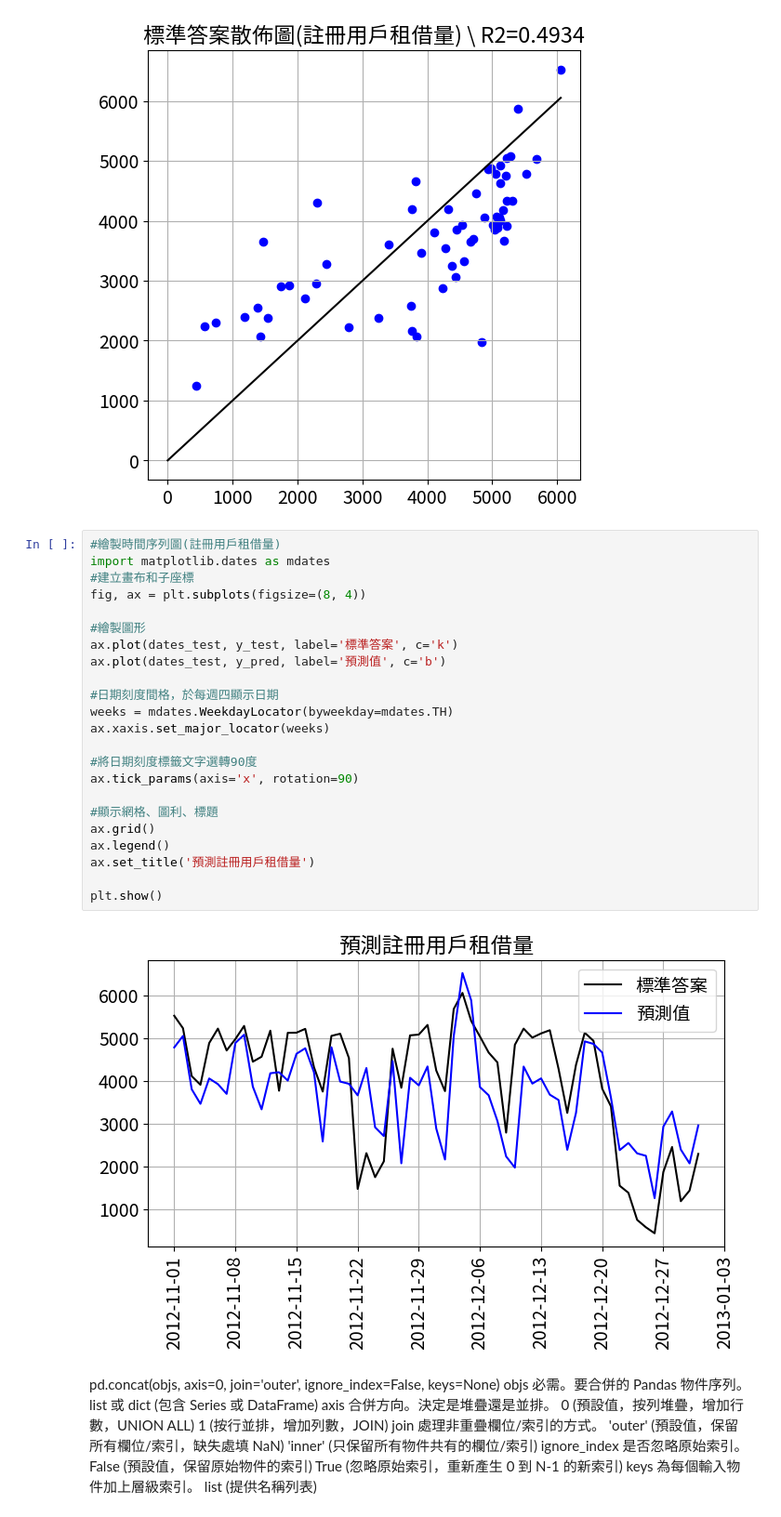
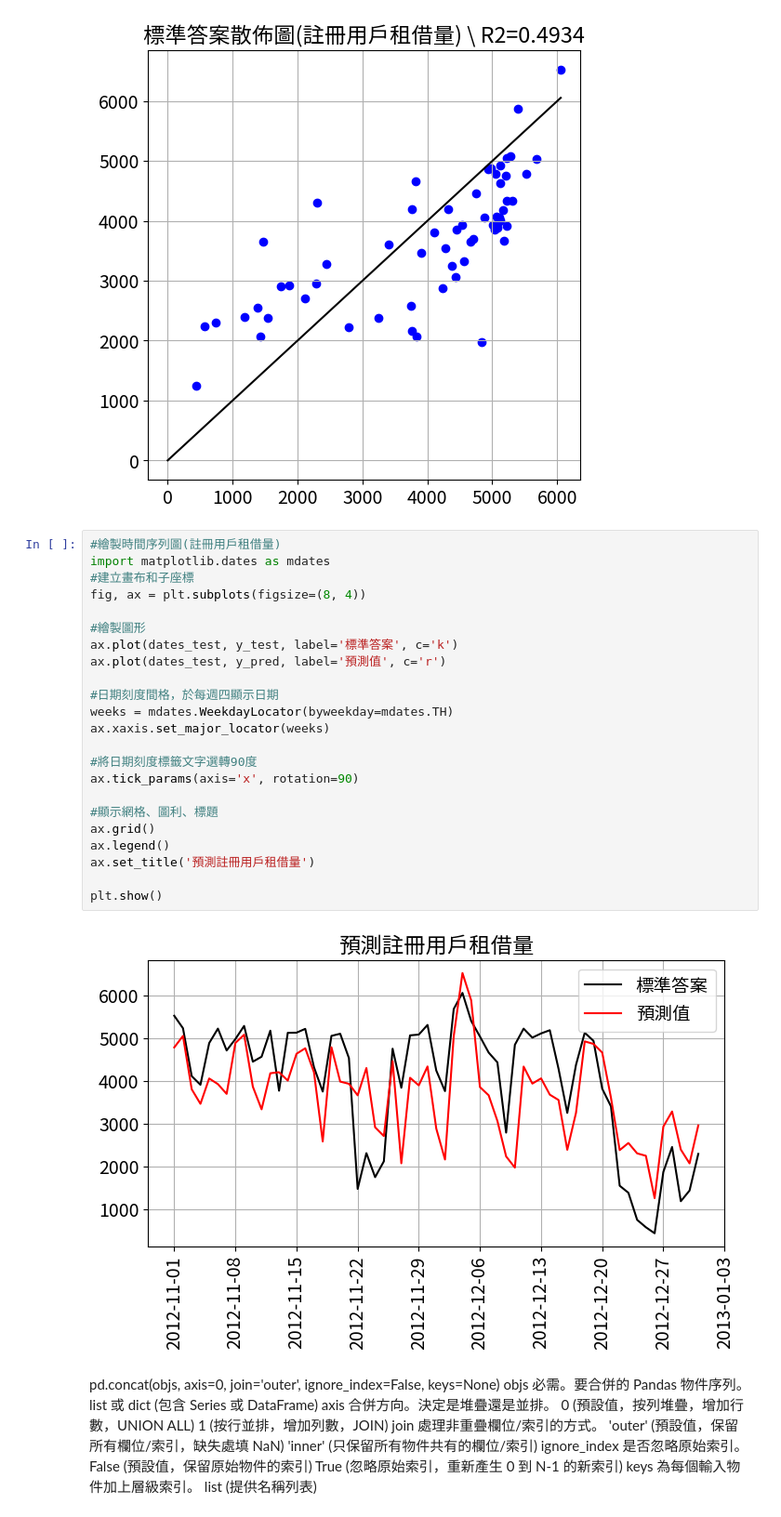
Before and after one commit to GaudiKao/learn-python-by-doing, a Jupyter notebook: Data_Structures&Alogrithms/銷量來客數預測_回歸.ipynb, the cells around one changed output. Shown at 93% size. Cells and saved outputs as stored; diff of their text form.

```diff
--- a/Data_Structures&Alogrithms/銷量來客數預測_回歸.ipynb
+++ b/Data_Structures&Alogrithms/銷量來客數預測_回歸.ipynb
@@ -206,28 +206,28 @@ plt.show()
 # %%
 #繪製時間序列圖(註冊用戶租借量)
 import matplotlib.dates as mdates
 #建立畫布和子座標
 fig, ax = plt.subplots(figsize=(8, 4))
 
 #繪製圖形
 ax.plot(dates_test, y_test, label='標準答案', c='k')
-ax.plot(dates_test, y_pred, label='預測值', c='b')
+ax.plot(dates_test, y_pred, label='預測值', c='r')
 
 #日期刻度間格，於每週四顯示日期
 weeks = mdates.WeekdayLocator(byweekday=mdates.TH)
 ax.xaxis.set_major_locator(weeks)
 
 #將日期刻度標籤文字選轉90度
 ax.tick_params(axis='x', rotation=90)
 
 #顯示網格、圖利、標題
 ax.grid()
 ax.legend()
 ax.set_title('預測註冊用戶租借量')
 
 plt.show()
 # %% [output]
-[figure, old version]
+[figure, new version]
 # %% [markdown]
 pd.concat(objs, axis=0, join='outer', ignore_index=False, keys=None)
 objs 必需。要合併的 Pandas 物件序列。  list 或 dict (包含 Series 或 DataFrame)
```
Also changed, not shown: parts of 2 cells of this notebook, 3 other files.
